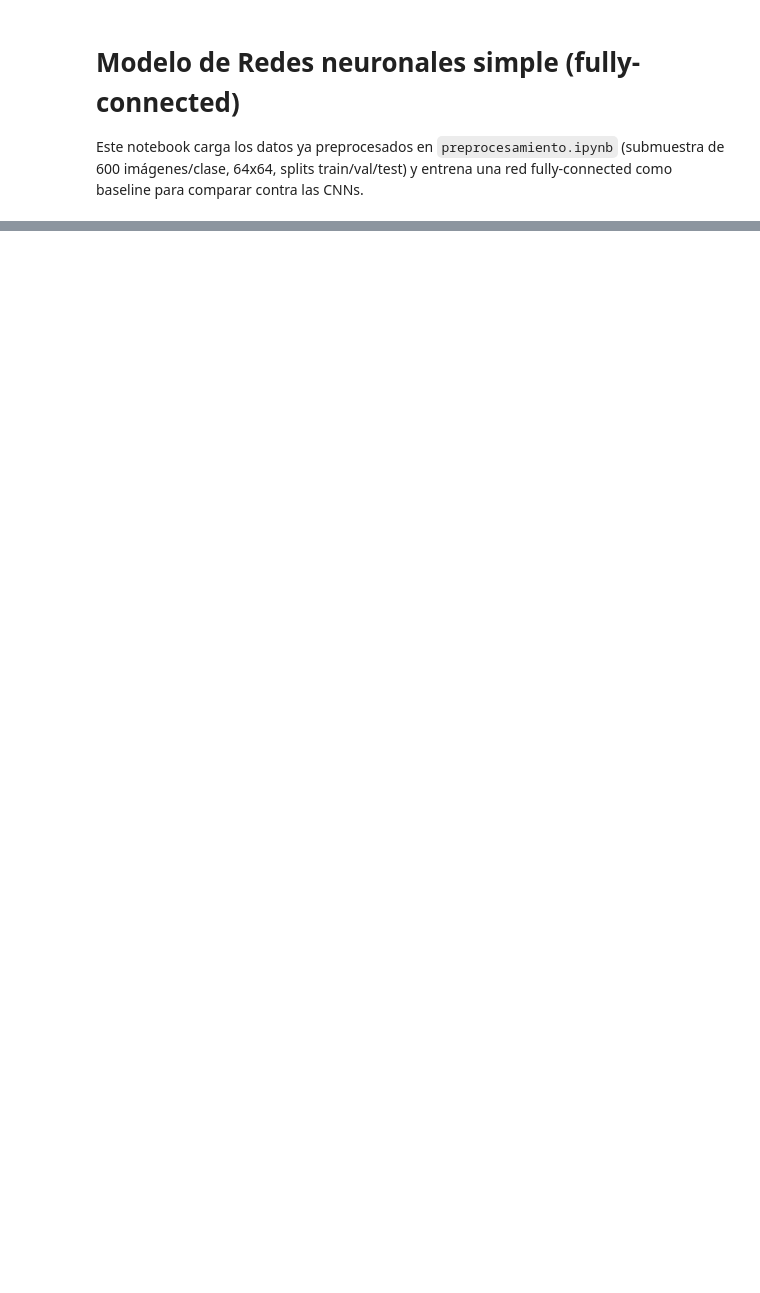
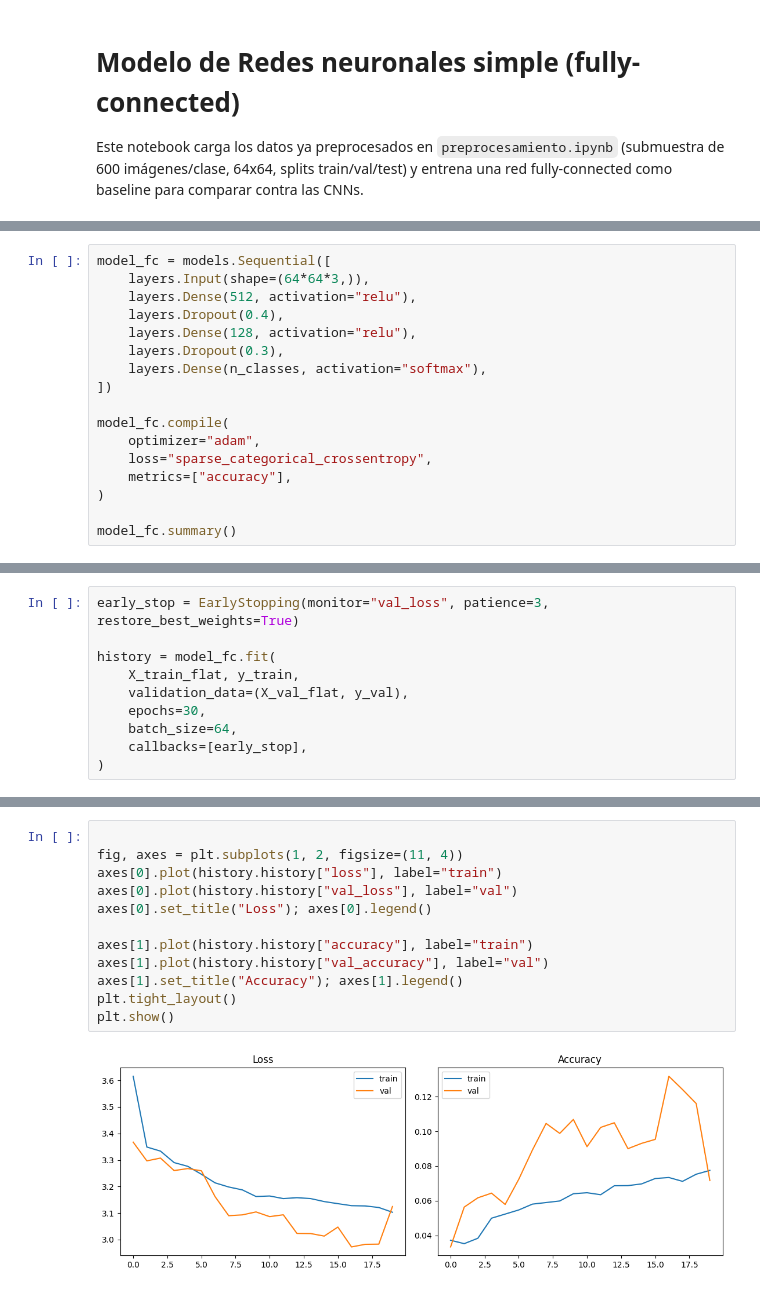
Before and after one commit to nilsmuralles/Lab3-DataScience, a Jupyter notebook: redesNeuronalesSimple.ipynb, the cells around one changed output, grey strips where cells are left out. Cells and saved outputs as stored; diff of their text form; blank space fills up the shorter version.

Commit message:
feat: fc model trained

```diff
--- a/redesNeuronalesSimple.ipynb
+++ b/redesNeuronalesSimple.ipynb
@@ -30,0 +54,17 @@ Dtype de X: uint8 — rango: 0 - 255
+# %%
+model_fc = models.Sequential([
+    layers.Input(shape=(64*64*3,)),
+    layers.Dense(512, activation="relu"),
+    layers.Dropout(0.4),
+    layers.Dense(128, activation="relu"),
+    layers.Dropout(0.3),
+    layers.Dense(n_classes, activation="softmax"),
+])
+
+model_fc.compile(
+    optimizer="adam",
+    loss="sparse_categorical_crossentropy",
+    metrics=["accuracy"],
+)
+
+model_fc.summary()
@@ -30,0 +89,10 @@ Dtype de X: uint8 — rango: 0 - 255
+# %%
+early_stop = EarlyStopping(monitor="val_loss", patience=3, restore_best_weights=True)
+
+history = model_fc.fit(
+    X_train_flat, y_train,
+    validation_data=(X_val_flat, y_val),
+    epochs=30,
+    batch_size=64,
+    callbacks=[early_stop],
+)
@@ -30,0 +117,14 @@ Dtype de X: uint8 — rango: 0 - 255
+# %%
+
+fig, axes = plt.subplots(1, 2, figsize=(11, 4))
+axes[0].plot(history.history["loss"], label="train")
+axes[0].plot(history.history["val_loss"], label="val")
+axes[0].set_title("Loss"); axes[0].legend()
+
+axes[1].plot(history.history["accuracy"], label="train")
+axes[1].plot(history.history["val_accuracy"], label="val")
+axes[1].set_title("Accuracy"); axes[1].legend()
+plt.tight_layout()
+plt.show()
+# %% [output]
+[figure, added]
```
Also changed, not shown: parts of 12 cells of this notebook.
